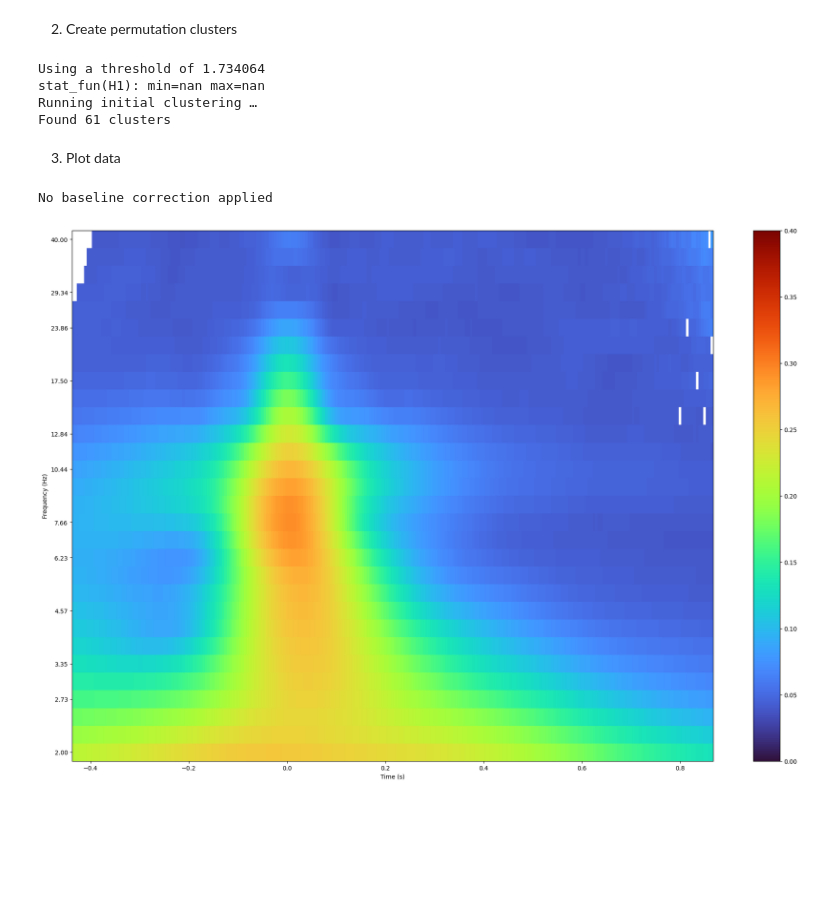
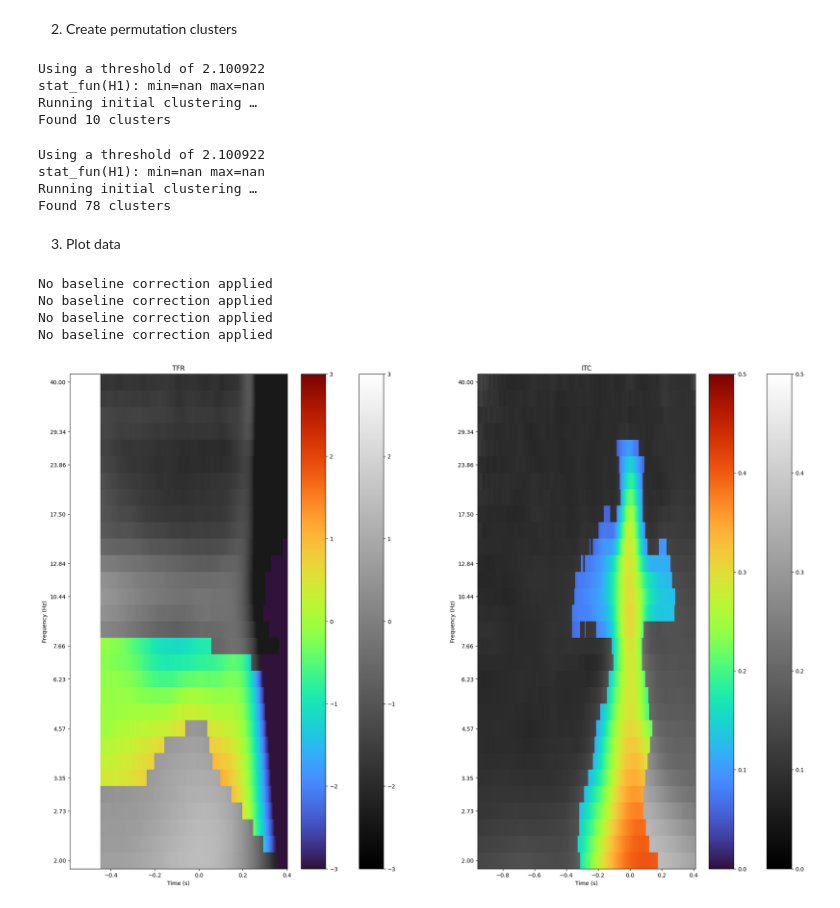
Before and after one commit to ArianVT/HMP-TFR, a Jupyter notebook: Statistical tests.ipynb, the cells around one changed output. Saved outputs shown, nothing was run; the diff lists cells and outputs as text; code cells hidden in the pictures; blank space fills up the shorter version.

Commit message:
Updated statistical tests

```diff
--- a/Statistical tests.ipynb
+++ b/Statistical tests.ipynb
@@ -16,40 +18,73 @@ with open(f"output/{directory_name}/itc/itc_dict_individual.pkl", 'rb') as file:
 # %% [markdown]
 2. Create permutation clusters
 # %%
-event_name = '2: decision'
-channel = 'all'
-individual_dict = itc_dict_individual
-combined_dict = itc_dict_combined
+event_name = "4: response"
+channel1 = 'Pz'
+
+#TFR data
+tfr_data = np.stack([x._data.astype('float16') for x in tfr_dict_individual[event_name]])
+tfr_event = tfr_dict_individual[event_name][0]
+tfr_data = np.average(tfr_data, axis=1) - tfr_data[:,tfr_event.info['ch_names'].index(channel1),:,:]
 
 
-data = np.stack([x._data.astype('float16') for x in individual_dict[event_name]])
-event = individual_dict[event_name][0]
+t_obs, clusters, cluster_pv, H0 = mne.stats.permutation_cluster_1samp_test(tfr_data, n_permutations=1000, tail=0, n_jobs=-1, out_type='mask')
+indices = np.where(cluster_pv <= 0.05)
+if indices[0].shape[0] > 0: tfr_mask = np.stack([clusters[x] for x in indices[0]])
+else: print("No mask found for TFR")
 
-if channel == 'all': data = np.average(data,axis=1)
-else: data = data[:,channel,:,:]
+#ITC data
+itc_data = np.stack([x._data.astype('float16') for x in itc_dict_individual[event_name]])
+itc_event = itc_dict_individual[event_name][0]
+itc_data = np.average(itc_data, axis=1) - itc_data[:,tfr_event.info['ch_names'].index(channel1),:,:]# - itc_data[:,tfr_event.info['ch_names'].index(channel2),:,:]
 
-t_obs, clusters, cluster_pv, H0 = mne.stats.permutation_cluster_1samp_test(data, n_permutations=1000, tail=1, n_jobs=-1, out_type='mask')
+t_obs, clusters, cluster_pv, H0 = mne.stats.permutation_cluster_1samp_test(itc_data, n_permutations=1000, tail=0, n_jobs=-1, out_type='mask')
 indices = np.where(cluster_pv <= 0.05)
-if indices[0].shape[0] > 0: mask = np.stack([clusters[x] for x in indices[0]])
-else: mask = [np.zeros((data.shape[2], data.shape[3]))]
+if indices[0].shape[0] > 0: itc_mask = np.stack([clusters[x] for x in indices[0]])
+else: print("No mask found for ITC")
 # %% [output]
-Using a threshold of 1.734064
+Using a threshold of 2.100922
 stat_fun(H1): min=nan max=nan
 Running initial clustering …
-Found 61 clusters
+Found 10 clusters
+Using a threshold of 2.100922
+stat_fun(H1): min=nan max=nan
+Running initial clustering …
+Found 78 clusters
 # %% [markdown]
 3. Plot data
 # %%
-#parameters                                                         #channels to be plotted
-vmin, vmax = (0, 0.4)                                                     #power
-left, right = AvT.adaptive_xaxis(event, 'samples')               #frequency (Hz)
-tmin, tmax = AvT.adaptive_xaxis(event, 'time')
+fig, ax = plt.subplots(1, 2, figsize=(24,16))
+ax[0].set_title("TFR")
+ax[1].set_title("ITC")
+
+#parameters                                                             #channels to be plotted
+vmin, vmax = (-3, 3)                                                    #power
+
+
+left, right = AvT.adaptive_xaxis(tfr_event, 'samples')                  #frequency (Hz)
+tmin, tmax = AvT.adaptive_xaxis(tfr_event, 'time')
 
 #plot total TFR
-_, ax = plt.subplots(figsize=(24,16))
-combined_dict[event_name].plot(axes=ax, picks=channel, tmax=tmax, tmin=tmin, vlim=(vmin, vmax), show=False, cmap='turbo', combine='mean', mask=mask[0][:, int(left):int(right)])
+tfr_dict_combined[event_name].plot(axes=ax[0],  picks=[channel1], tmax=tmax, tmin=tmin, vlim=(vmin, vmax), show=False, cmap='gray', combine='mean')
+tfr_dict_combined[event_name].plot(axes=ax[0],  picks=[channel1], tmax=tmax, tmin=tmin, vlim=(vmin, vmax), show=False, cmap='turbo', combine='mean', mask=tfr_mask[0][:, int(left):int(right)])
+
+
+#parameters                                                             #channels to be plotted
+vmin, vmax = (0, .5)                                                   #power
+
+
+left, right = AvT.adaptive_xaxis(itc_event, 'samples')                  #frequency (Hz)
+tmin, tmax = AvT.adaptive_xaxis(itc_event, 'time')
+
+#plot total TFR
+itc_dict_combined[event_name].plot(axes=ax[1], picks=[channel1], tmax=tmax, tmin=tmin, vlim=(vmin, vmax), show=False, cmap='gray', combine='mean')
+itc_dict_combined[event_name].plot(axes=ax[1], picks=[channel1], tmax=tmax, tmin=tmin, vlim=(vmin, vmax), show=False, cmap='turbo', combine='mean', mask=itc_mask[0][:, int(left):int(right)])
+
 
 plt.show()
 # %% [output]
 No baseline correction applied
+No baseline correction applied
+No baseline correction applied
+No baseline correction applied
-[figure, old version]
+[figure, new version]
```
Also changed, not shown: parts of 1 cell of this notebook, 2 other files.
